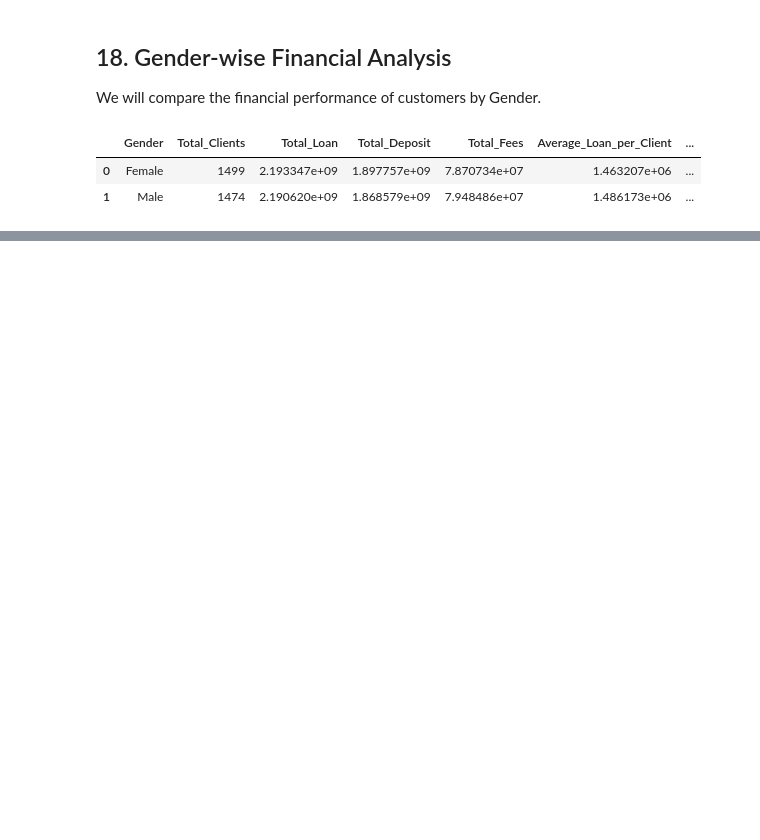
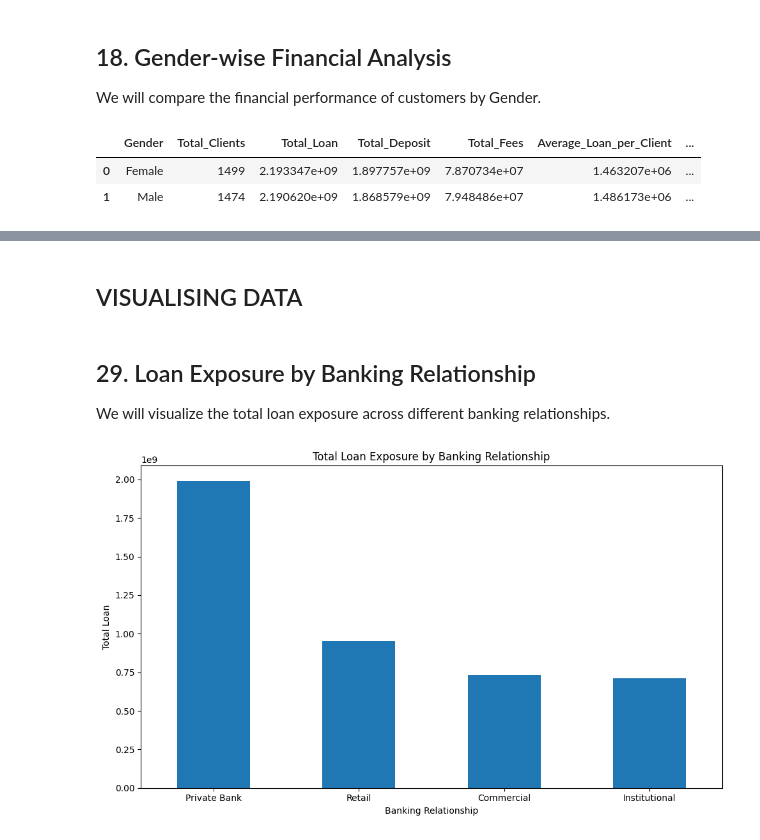
Before and after one commit to theaditya24/DATA-ANALYTICS-Projects, a Jupyter notebook: Banking Analysis/analysis.ipynb, the cells around one changed output, grey strips where cells are left out. Cells and saved outputs as stored; diff of their text form; code cells hidden in the pictures; blank space fills up the shorter version.

Commit message:
Completed Banking PRoject

```diff
--- a/Banking Analysis/analysis.ipynb
+++ b/Banking Analysis/analysis.ipynb
@@ -663,0 +1064,29 @@ gender_analysis.sort_values(
+# %% [markdown]
+## VISUALISING DATA
+# %% [markdown]
+## 29. Loan Exposure by Banking Relationship
+
+We will visualize the total loan exposure across different banking
+relationships.
+# %%
+import matplotlib.pyplot as plt
+
+loan_by_relationship = (
+    df.groupby('Banking Relationship')['Total Loan']
+      .sum()
+      .sort_values(ascending=False)
+)
+
+plt.figure(figsize=(10, 6))
+
+loan_by_relationship.plot(kind='bar')
+
+plt.title('Total Loan Exposure by Banking Relationship')
+plt.xlabel('Banking Relationship')
+plt.ylabel('Total Loan')
+plt.xticks(rotation=0)
+
+plt.tight_layout()
+plt.show()
+# %% [output]
+[figure, added]
```
Also changed, not shown: parts of 42 cells of this notebook.
